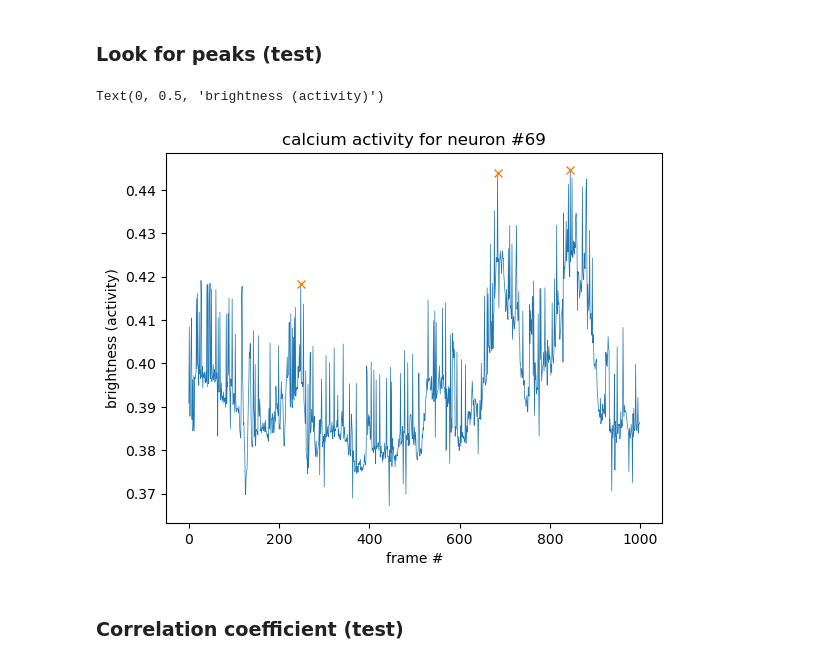
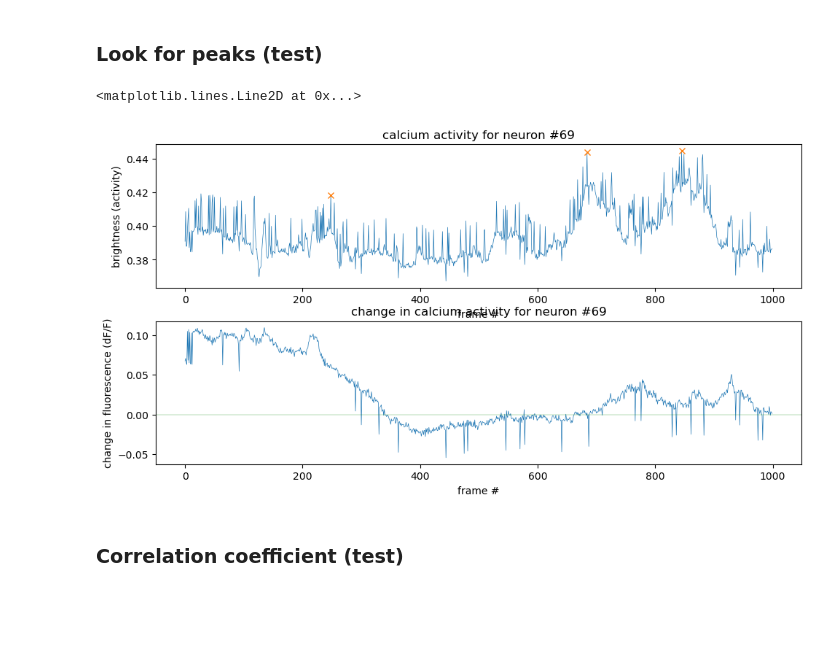
Before and after one commit to kath3rine/research, a Jupyter notebook: DFFpython.ipynb, the cells around one changed output. Cells and saved outputs as stored; diff of their text form; code cells hidden in the pictures; blank space fills up the shorter version.

Commit message:
plots

```diff
--- a/DFFpython.ipynb
+++ b/DFFpython.ipynb
@@ -272,20 +272,37 @@ def look_for_peaks(fluo):
     return r
 # %%
 peaks = look_for_peaks(raw_fluo)
+peaks_dff = look_for_peaks(dff)
-# %%
-# plot a random trace
-n = 69
-trace_sig = raw_fluo[:, n]
-locs = peaks[n].keys()
-pks = peaks[n].values()
-plt.plot(raw_fluo[:, n], linewidth=0.5)
-plt.plot(locs, pks, "x")
-plt.title("calcium activity for neuron #" + str(n))
-plt.xlabel("frame #")
-plt.ylabel("brightness (activity)")
-# %% [output]
-Text(0, 0.5, 'brightness (activity)')
-[figure, removed]
+# %%
+# plot a random trace
+n = 69
+
+fig3, (ax1, ax2) = plt.subplots(2, 1)
+fig3.tight_layout()
+fig3.set_figwidth(10)
+fig3.set_figheight(5)
+
+# calcium activity
+locs = peaks[n].keys()
+pks = peaks[n].values()
+ax1.plot(raw_fluo[:, n], linewidth=0.5)
+ax1.plot(locs, pks, "x")
+ax1.set_title("calcium activity for neuron #" + str(n))
+ax1.set_xlabel("frame #")
+ax1.set_ylabel("brightness (activity)")
+
+# change in calcium activity
+locs_dff = peaks_dff[n].keys()
+pks_dff = peaks_dff[n].values()
+ax2.plot(dff[:, n], linewidth=0.5)
+ax2.plot(locs_dff, pks_dff, "x")
+ax2.set_title("change in calcium activity for neuron #" + str(n))
+ax2.set_xlabel("frame #")
+ax2.set_ylabel("change in fluorescence (dF/F)")
+ax2.axhline(y = 0, linewidth=0.2, color='g')
+# %% [output]
+<matplotlib.lines.Line2D at 0x...>
+[figure, added]
 # %% [markdown]
 ### Correlation coefficient (test)
 # %% [markdown]
```
